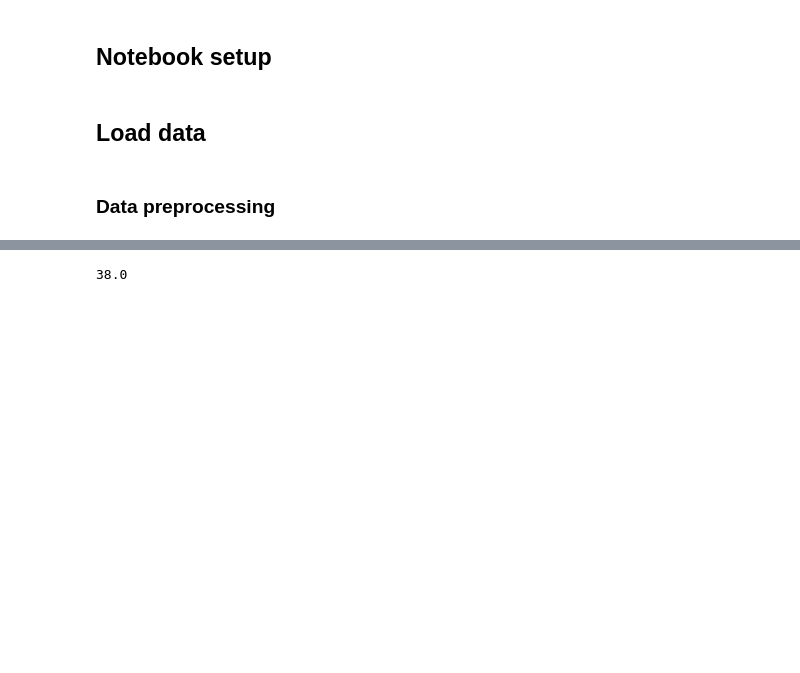
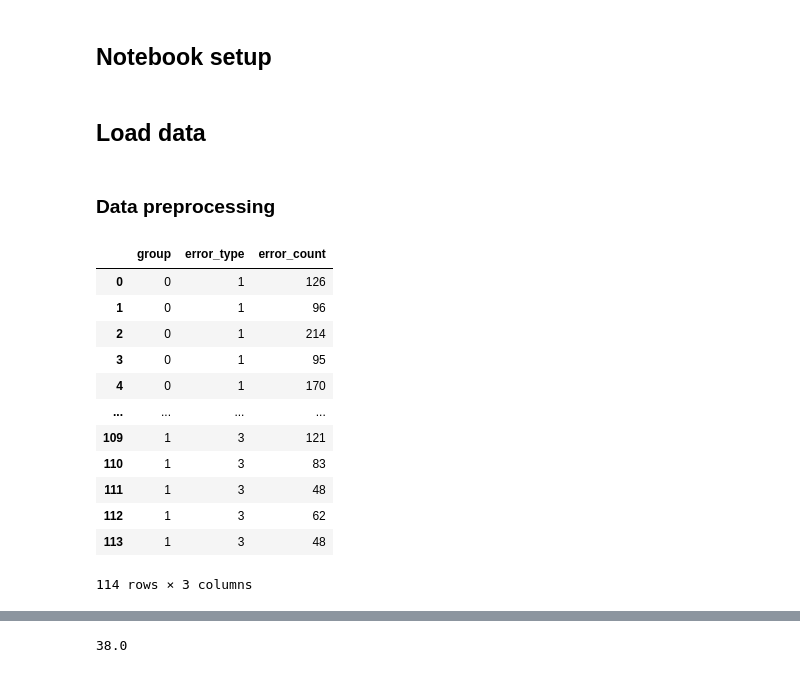
Before and after one commit to galbiati/mnk-cleaning-analysis, a Jupyter notebook: notebooks/reconstruction/Bayesian Poisson ANOVA.ipynb, the cells around one changed output, grey strips where cells are left out. Cells and saved outputs as stored; diff of their text form; code cells hidden in the pictures; blank space fills up the shorter version.

```diff
--- a/notebooks/reconstruction/Bayesian Poisson ANOVA.ipynb
+++ b/notebooks/reconstruction/Bayesian Poisson ANOVA.ipynb
@@ -238,6 +238,22 @@ melted_df = pd.melt(bayes_subject_piv,
                     id_vars=['group'],
                     value_vars=[1, 2, 3],
                     value_name='error_count')
+# %%
+melted_df
+# %% [output]
+|  | group | error_type | error_count |
+| 0 | 0 | 1 | 126 |
+| 1 | 0 | 1 | 96 |
+| 2 | 0 | 1 | 214 |
+| 3 | 0 | 1 | 95 |
+| 4 | 0 | 1 | 170 |
+| ... | ... | ... | ... |
+| 109 | 1 | 3 | 121 |
+| 110 | 1 | 3 | 83 |
+| 111 | 1 | 3 | 48 |
+| 112 | 1 | 3 | 62 |
+| 113 | 1 | 3 | 48 |
+114 rows × 3 columns
 # %%
 # Finally (finally!) use count df and patsy formula
 # to generate regression indicator endogenous data
```
Also changed, not shown: parts of 2 cells of this notebook, 1 other file.
